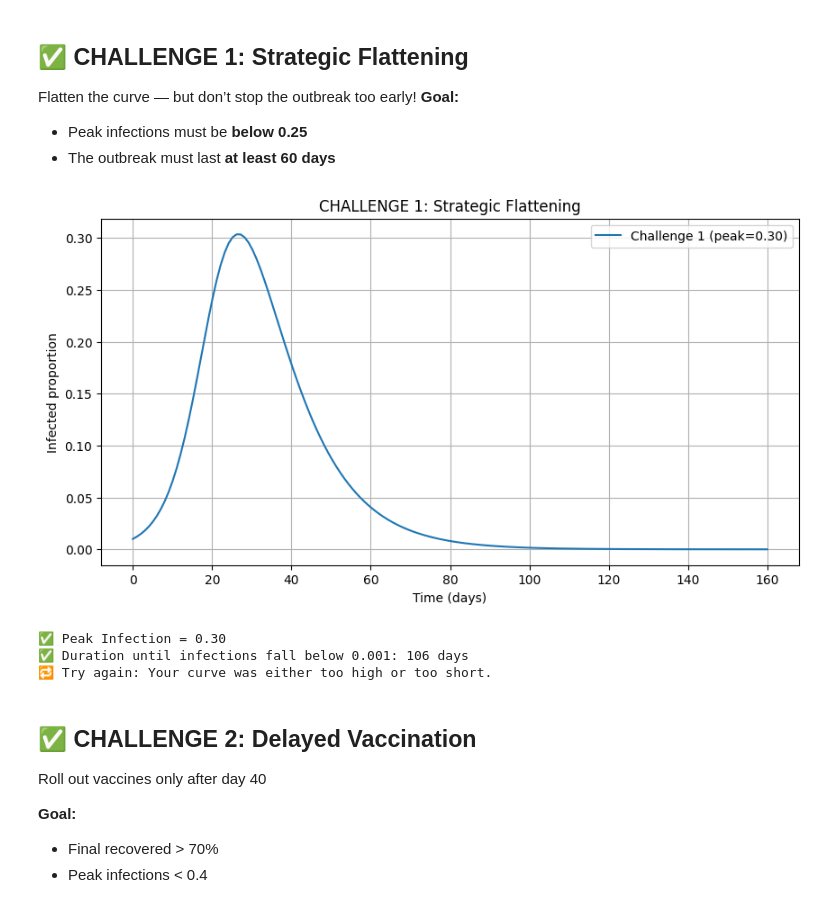
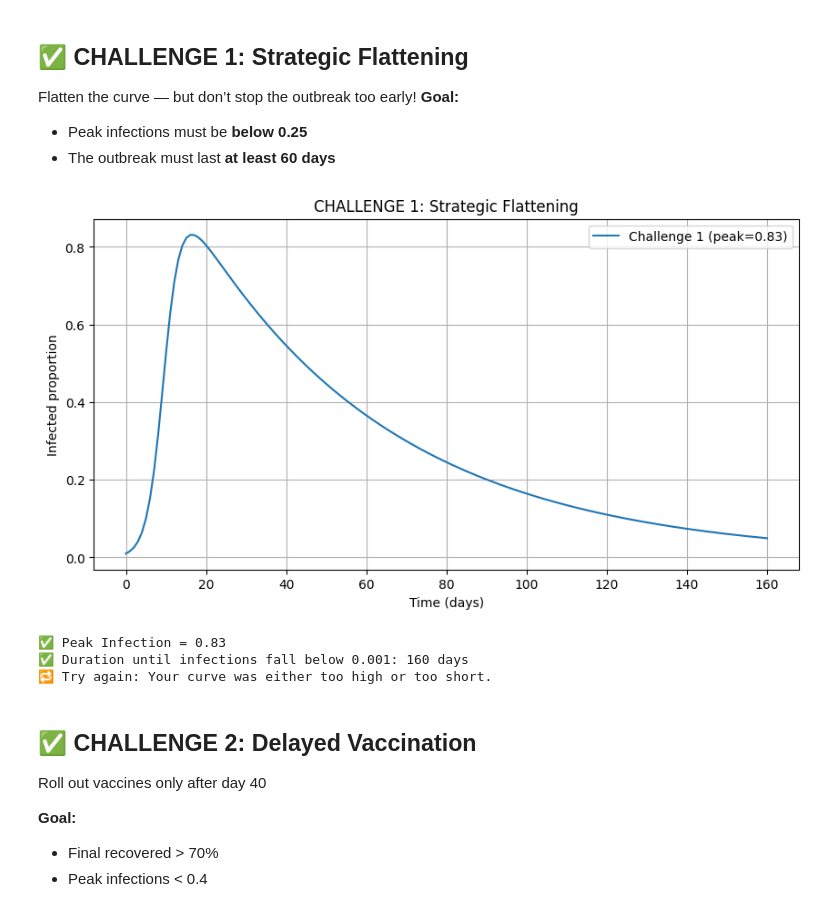
Before and after one commit to belindalombard/CSSummerSchool, a Jupyter notebook: pandemic_commander_final.ipynb, the cells around one changed output. Cells and saved outputs as stored; diff of their text form; code cells hidden in the pictures.

```diff
--- a/pandemic_commander_final.ipynb
+++ b/pandemic_commander_final.ipynb
@@ -36,31 +36,31 @@ Flatten the curve — but don’t stop the outbreak too early!
 # %%
 ##### 🔧 Tweak these for CHALLENGE 1
 
 ### YOU CAN CHANGE THE CODE FROM HERE  ###
-beta = 0.3
-gamma = 0.1
+beta = 0.5
+gamma = 0.02
 ### TO HERE ###
 
 plt.figure(figsize=(10, 5))
 peak, final_R, I_day100 = simulate_sir(beta, gamma, 0, 'Challenge 1')
 plt.title('CHALLENGE 1: Strategic Flattening')
 plt.xlabel('Time (days)')
 plt.ylabel('Infected proportion')
 plt.grid(True)
 plt.legend()
 plt.show()
 
 duration = t[np.argmax(I < 0.001)] if np.any(I < 0.001) else 160
 print(f'✅ Peak Infection = {peak:.2f}')
 print(f'✅ Duration until infections fall below 0.001: {duration:.0f} days')
 if peak < 0.25 and duration >= 60:
     print("🎉 SUCCESS: Strategic flattening achieved!")
 else:
     print("🔁 Try again: Your curve was either too high or too short.")
 # %% [output]
-[figure, old version]
+[figure, new version]
-✅ Peak Infection = 0.30
-✅ Duration until infections fall below 0.001: 106 days
+✅ Peak Infection = 0.83
+✅ Duration until infections fall below 0.001: 160 days
 🔁 Try again: Your curve was either too high or too short.
 # %% [markdown]
 ## ✅ CHALLENGE 2: Delayed Vaccination
```
Also changed, not shown: parts of 3 cells of this notebook.
